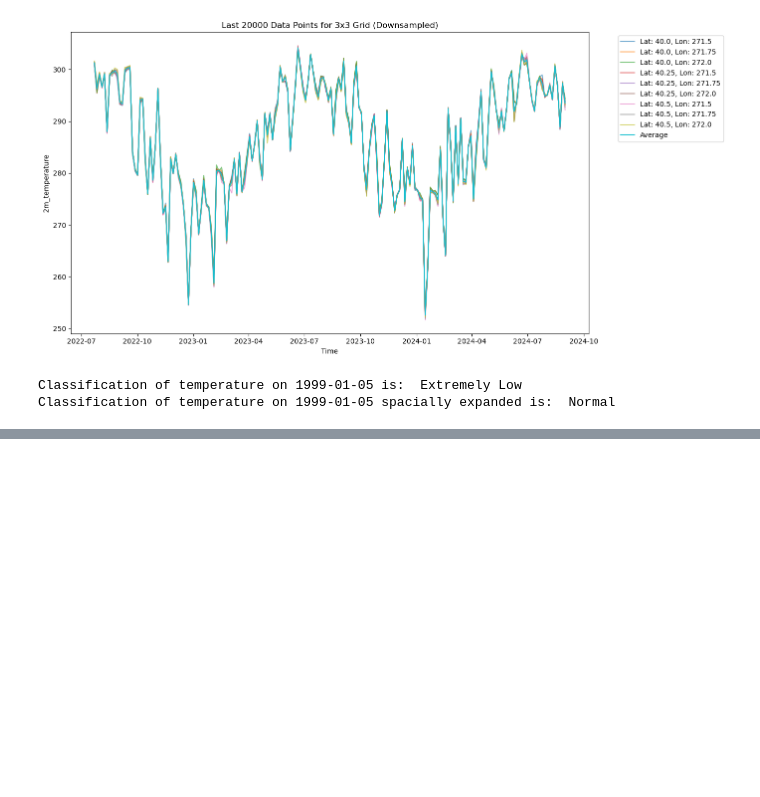
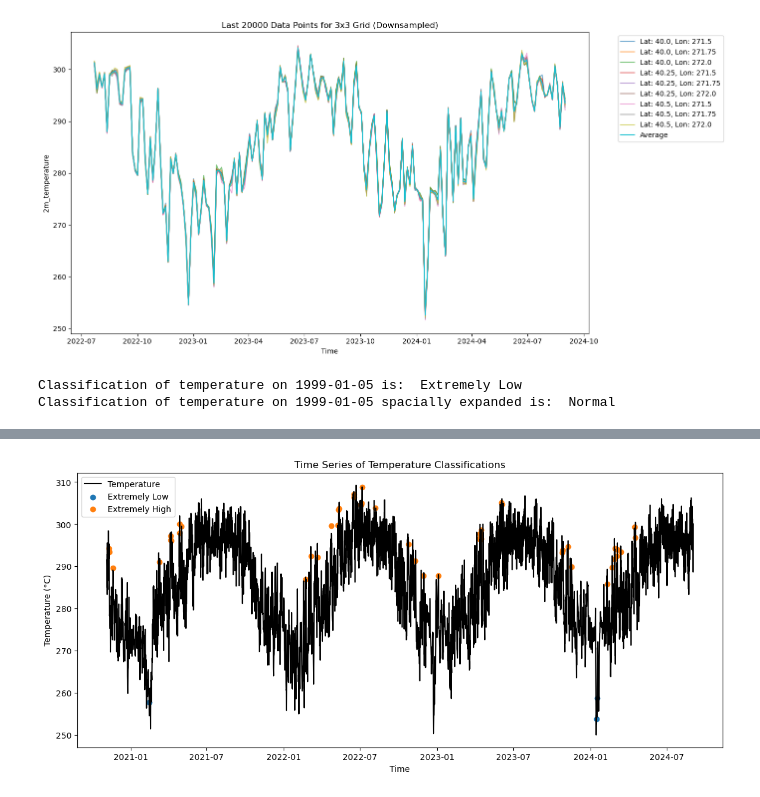
Before and after one commit to rishab-sakalkale/iRisk-SOA-Analysis, a Jupyter notebook: retrospective.ipynb, the cells around one changed output, grey strips where cells are left out. Drawn from its saved outputs; the diff is of its cells as text; code cells hidden in the pictures; blank space fills up the shorter version.

Commit message:
Added past_50_extreme df and tidied up code

```diff
--- a/retrospective.ipynb
+++ b/retrospective.ipynb
@@ -409,4 +381,0 @@ df_past_50_extremes = pd.DataFrame({
-# %%
-date = pd.Timestamp('1999-01-05')
-
-champaign_ds.sel(time = date).values[0][0]
@@ -414,0 +455,22 @@ champaign_ds.sel(time = date).values[0][0]
+# %%
+import matplotlib.pyplot as plt
+import pandas as pd
+plt.figure(figsize=(14, 6))
+
+# df_already_calc = pd.read_csv("past_50_extremes.csv")
+
+grid_point_df = champaign_ds.isel(time=slice(-35000, None, 10)).to_dataframe().reset_index()
+
+plt.plot(grid_point_df['time'], grid_point_df['2m_temperature'], label='Temperature', color='black')
+
+for classification in ['Extremely Low', 'Extremely High']:
+    subset = df_past_50_extremes[df_past_50_extremes['Classification'] == classification]
+    plt.scatter(subset['Time'], subset['Temperature'], label=classification)
+
+plt.title('Time Series of Temperature Classifications')
+plt.xlabel('Time')
+plt.ylabel('Temperature (°C)')
+plt.legend()
+plt.show()
+# %% [output]
+[figure, added]
```
Also changed, not shown: parts of 5 cells of this notebook, 3 other files.
